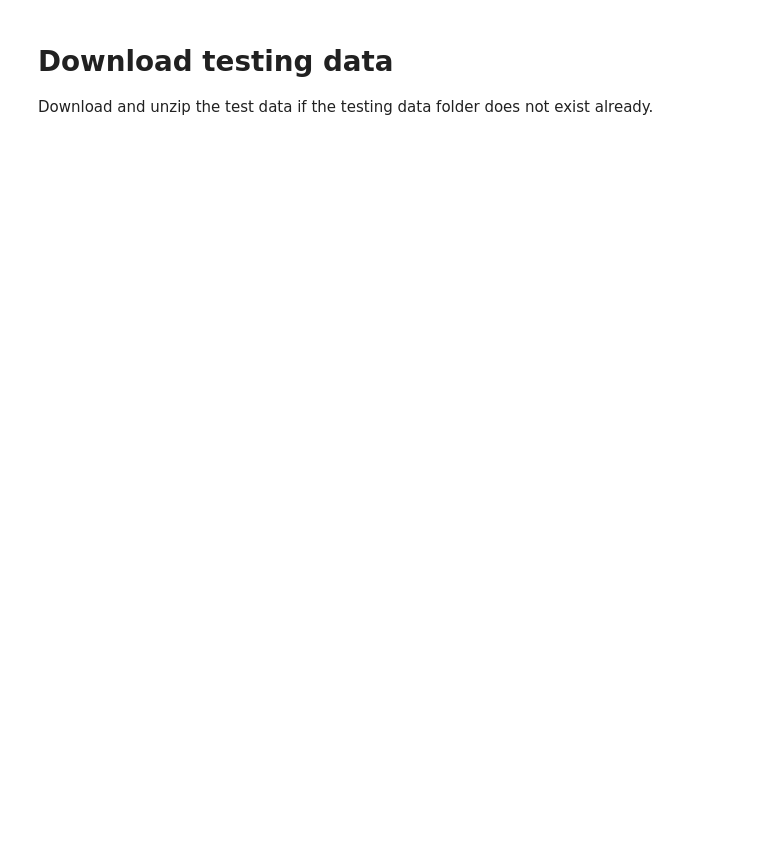
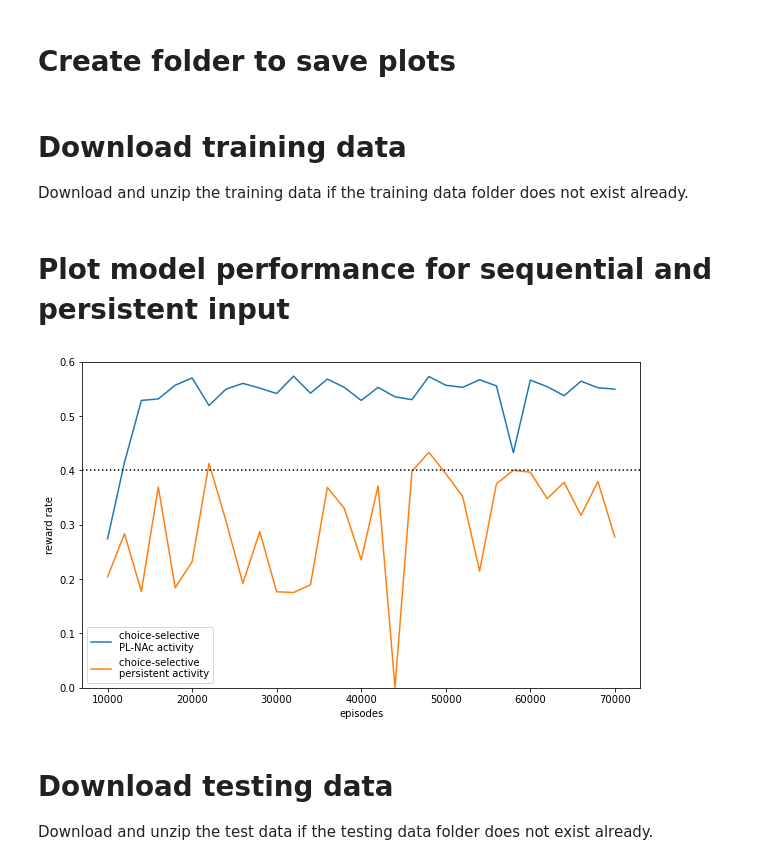
Before and after one commit to baiydaavi/RL_models_with_choice_selective_sequences, a Jupyter notebook: NeuralDynamicsModel/test_plots.ipynb, the cells around one changed output. Cells and saved outputs as stored; diff of their text form; code cells hidden in the pictures; blank space fills up the shorter version.

Commit message:
Add plot showing model performance for sequential and persistent input.

```diff
--- a/NeuralDynamicsModel/test_plots.ipynb
+++ b/NeuralDynamicsModel/test_plots.ipynb
@@ -12,0 +10,2 @@ from plotting_utils import GenerateTestPlots
+# %% [markdown]
+# Create folder to save plots
@@ -12,0 +14,3 @@ from plotting_utils import GenerateTestPlots
+# %% [markdown]
+# Download training data
+Download and unzip the training data if the training data folder does not exist already.
@@ -13,3 +27,9 @@ from plotting_utils import GenerateTestPlots
+# %% [markdown]
+# Plot model performance for sequential and persistent input
+# %%
+plot_model_performances(save='test_plots/Fig7e.pdf')
+# %% [output]
+[figure, added]
 # %% [markdown]
 # Download testing data
 Download and unzip the test data if the testing data folder does not exist already.
```
Also changed, not shown: parts of 8 cells of this notebook, 3 other files.
